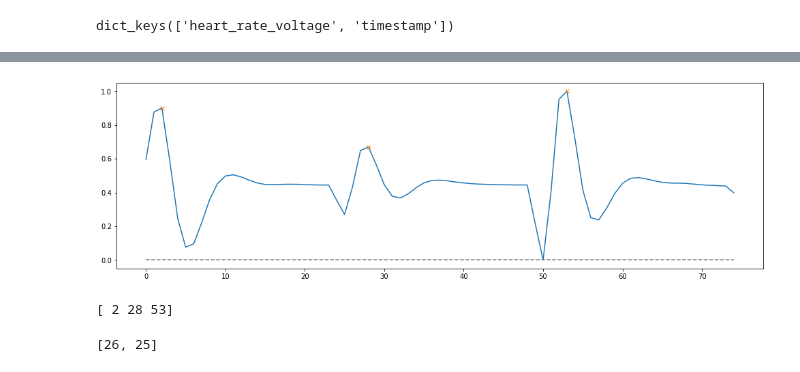
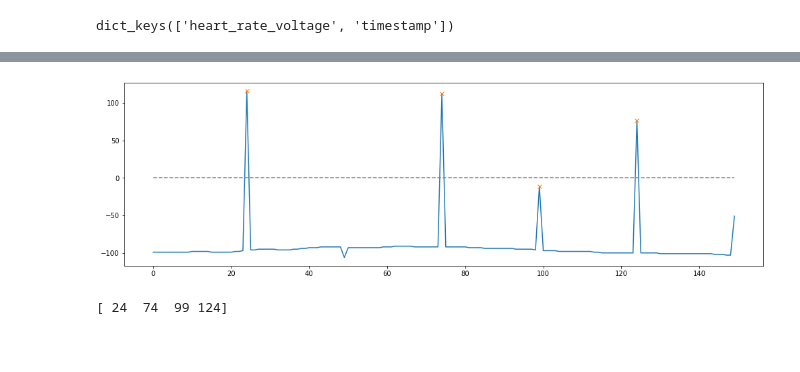
Before and after one commit to gaurav-95/ECG, a Jupyter notebook: View_ECG.ipynb, the cells around one changed output, grey strips where cells are left out. Drawn from its saved outputs; the diff is of its cells as text; code cells hidden in the pictures; blank space fills up the shorter version.

```diff
--- a/View_ECG.ipynb
+++ b/View_ECG.ipynb
@@ -225,7 +212,7 @@ def normalize(readings):
 from scipy.signal import find_peaks
 
 def get_noses(data):
-    peaks, _ = find_peaks(data, distance=5, height=0.6) #prominence
+    peaks, _ = find_peaks(data, distance=1, height=-50) #prominence
     plt.figure(figsize=(17, 5))
     plt.plot(data)
     plt.plot(peaks, data[peaks], "x")
@@ -259,19 +246,14 @@ plt.show()
-# %%
-peaks_raw=get_noses(filter_signal)
-# %% [output]
-[figure, removed]
+# %%
+peaks=get_noses(signal)
+# %% [output]
+[figure, added]
 # %%
-print(peaks_raw)
+print(peaks)
 # %% [output]
-[ 2 28 53]
+[ 24  74  99 124]
 # %%
 def get_difference(peak):
     diff=[]
     for i in range(len(peak)-1):
         diff.append(peak[i+1]-peak[i])
     return diff
-# %%
-diff_raw = get_difference(peaks_raw)
-print(diff_raw)
-# %% [output]
-[26, 25]
```
Also changed, not shown: parts of 31 cells of this notebook, 1 other file.
